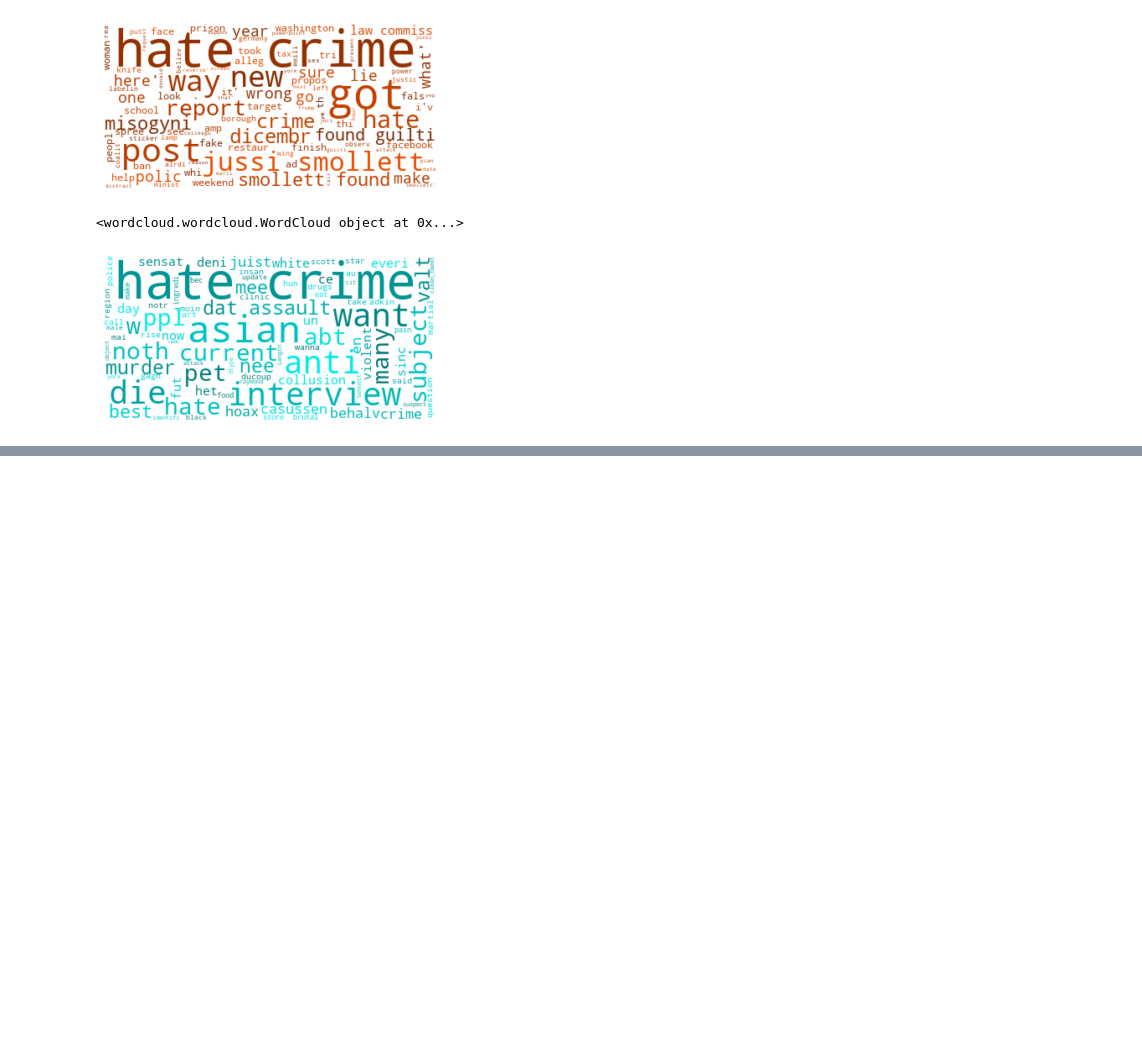
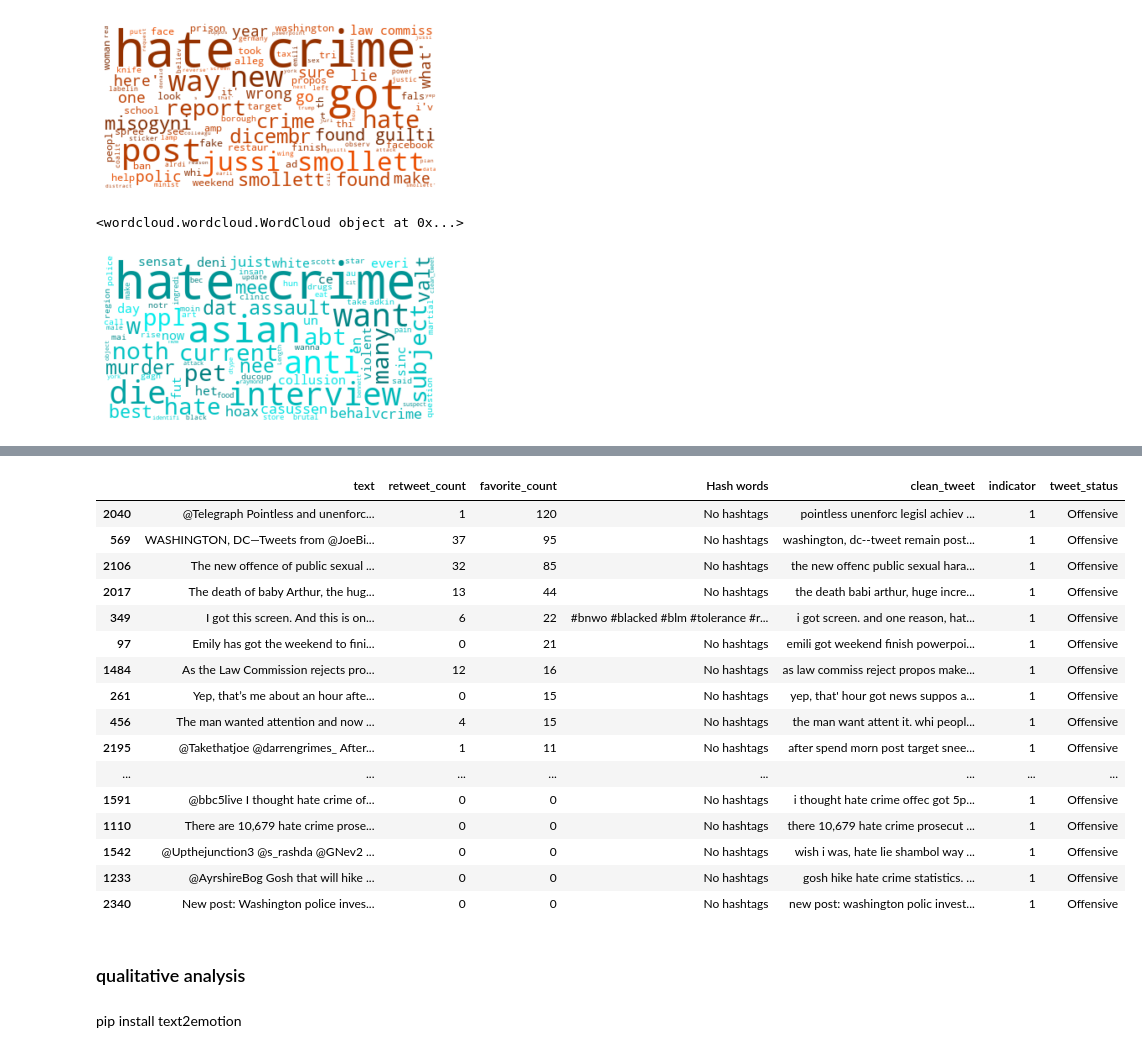
Before and after one commit to merlinymy/tweetsAnalysisPython, a Jupyter notebook: EUFinalResult.ipynb, the cells around one changed output, grey strips where cells are left out. Drawn from its saved outputs; the diff is of its cells as text; code cells hidden in the pictures; blank space fills up the shorter version.

Commit message:
add more analysis in two finalResult files

```diff
--- a/EUFinalResult.ipynb
+++ b/EUFinalResult.ipynb
@@ -226,0 +261,26 @@ plt.show()
+# %%
+EUdataFinaloffensive = EUdataFinal.loc[EUdataFinal['tweet_status'] == 'Offensive']
+
+EUdataFinaloffensive.sort_values('favorite_count',ascending = False)
+# %% [output]
+|  | text | retweet_count | favorite_count | Hash words | clean_tweet | indicator | tweet_status |
+| 2040 | @Telegraph Pointless and unenforc... | 1 | 120 | No hashtags | pointless unenforc legisl achiev ... | 1 | Offensive |
+| 569 | WASHINGTON, DC—Tweets from @JoeBi... | 37 | 95 | No hashtags | washington, dc--tweet remain post... | 1 | Offensive |
+| 2106 | The new offence of public sexual ... | 32 | 85 | No hashtags | the new offenc public sexual hara... | 1 | Offensive |
+| 2017 | The death of baby Arthur, the hug... | 13 | 44 | No hashtags | the death babi arthur, huge incre... | 1 | Offensive |
+| 349 | I got this screen. And this is on... | 6 | 22 | #bnwo #blacked #blm #tolerance #r... | i got screen. and one reason, hat... | 1 | Offensive |
+| 97 | Emily has got the weekend to fini... | 0 | 21 | No hashtags | emili got weekend finish powerpoi... | 1 | Offensive |
+| 1484 | As the Law Commission rejects pro... | 12 | 16 | No hashtags | as law commiss reject propos make... | 1 | Offensive |
+| 261 | Yep, that’s me about an hour afte... | 0 | 15 | No hashtags | yep, that' hour got news suppos a... | 1 | Offensive |
+| 456 | The man wanted attention and now ... | 4 | 15 | No hashtags | the man want attent it. whi peopl... | 1 | Offensive |
+| 2195 | @Takethatjoe @darrengrimes_ After... | 1 | 11 | No hashtags | after spend morn post target snee... | 1 | Offensive |
+| ... | ... | ... | ... | ... | ... | ... | ... |
+| 1591 | @bbc5live I thought hate crime of... | 0 | 0 | No hashtags | i thought hate crime offec got 5p... | 1 | Offensive |
+| 1110 | There are 10,679 hate crime prose... | 0 | 0 | No hashtags | there 10,679 hate crime prosecut ... | 1 | Offensive |
+| 1542 | @Upthejunction3 @s_rashda @GNev2 ... | 0 | 0 | No hashtags | wish i was, hate lie shambol way ... | 1 | Offensive |
+| 1233 | @AyrshireBog Gosh that will hike ... | 0 | 0 | No hashtags | gosh hike hate crime statistics. ... | 1 | Offensive |
+| 2340 | New post: Washington police inves... | 0 | 0 | No hashtags | new post: washington polic invest... | 1 | Offensive |
+# %% [markdown]
+### qualitative analysis
+# %% [markdown]
+pip install text2emotion
```
Also changed, not shown: parts of 15 cells of this notebook, 1 other file.
